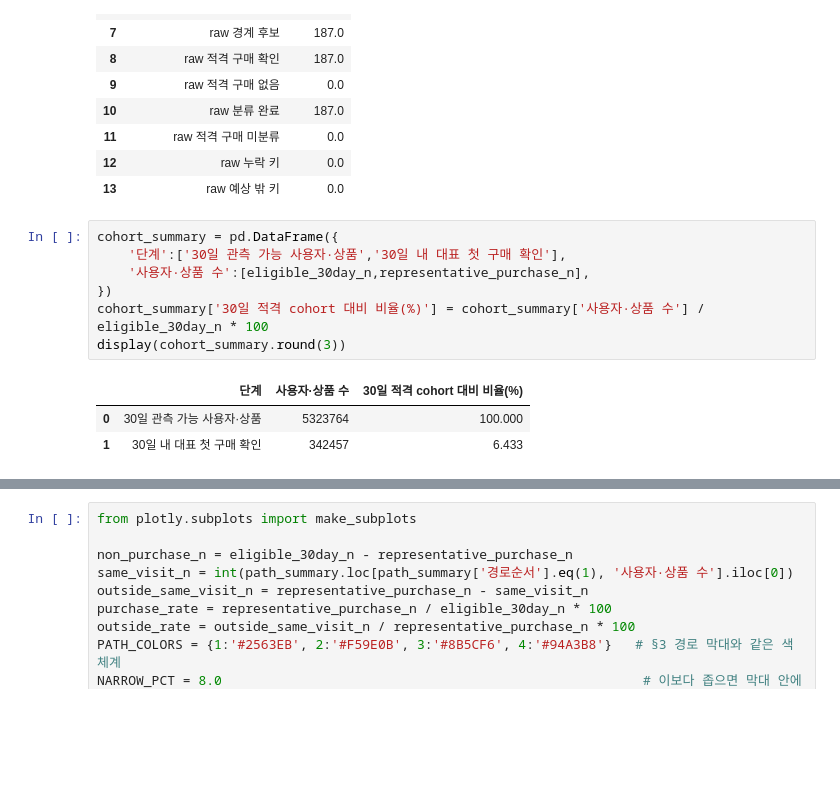
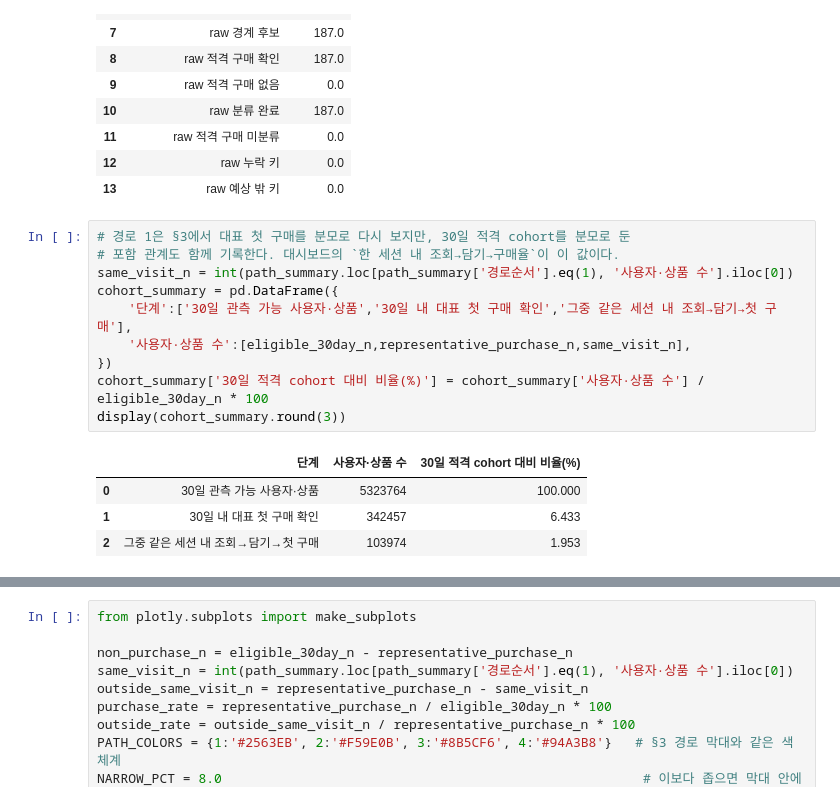
Before and after one commit to kth530/ecommerce_funnel_analysis, a Jupyter notebook: notebooks/05_purchase_journey_analysis.ipynb, the cells around one changed output, grey strips where cells are left out. Cells and saved outputs as stored; diff of their text form; blank space fills up the shorter version.

```diff
--- a/notebooks/05_purchase_journey_analysis.ipynb
+++ b/notebooks/05_purchase_journey_analysis.ipynb
@@ -253,13 +253,17 @@ display(validation)
 | 12 | raw 누락 키 | 0.0 |
 | 13 | raw 예상 밖 키 | 0.0 |
 # %%
+# 경로 1은 §3에서 대표 첫 구매를 분모로 다시 보지만, 30일 적격 cohort를 분모로 둔
+# 포함 관계도 함께 기록한다. 대시보드의 `한 세션 내 조회→담기→구매율`이 이 값이다.
+same_visit_n = int(path_summary.loc[path_summary['경로순서'].eq(1), '사용자·상품 수'].iloc[0])
 cohort_summary = pd.DataFrame({
-    '단계':['30일 관측 가능 사용자·상품','30일 내 대표 첫 구매 확인'],
-    '사용자·상품 수':[eligible_30day_n,representative_purchase_n],
+    '단계':['30일 관측 가능 사용자·상품','30일 내 대표 첫 구매 확인','그중 같은 세션 내 조회→담기→첫 구매'],
+    '사용자·상품 수':[eligible_30day_n,representative_purchase_n,same_visit_n],
 })
 cohort_summary['30일 적격 cohort 대비 비율(%)'] = cohort_summary['사용자·상품 수'] / eligible_30day_n * 100
 display(cohort_summary.round(3))
 # %% [output]
 |  | 단계 | 사용자·상품 수 | 30일 적격 cohort 대비 비율(%) |
 | 0 | 30일 관측 가능 사용자·상품 | 5323764 | 100.000 |
 | 1 | 30일 내 대표 첫 구매 확인 | 342457 | 6.433 |
+| 2 | 그중 같은 세션 내 조회→담기→첫 구매 | 103974 | 1.953 |
```
Also changed, not shown: parts of 1 cell of this notebook.
